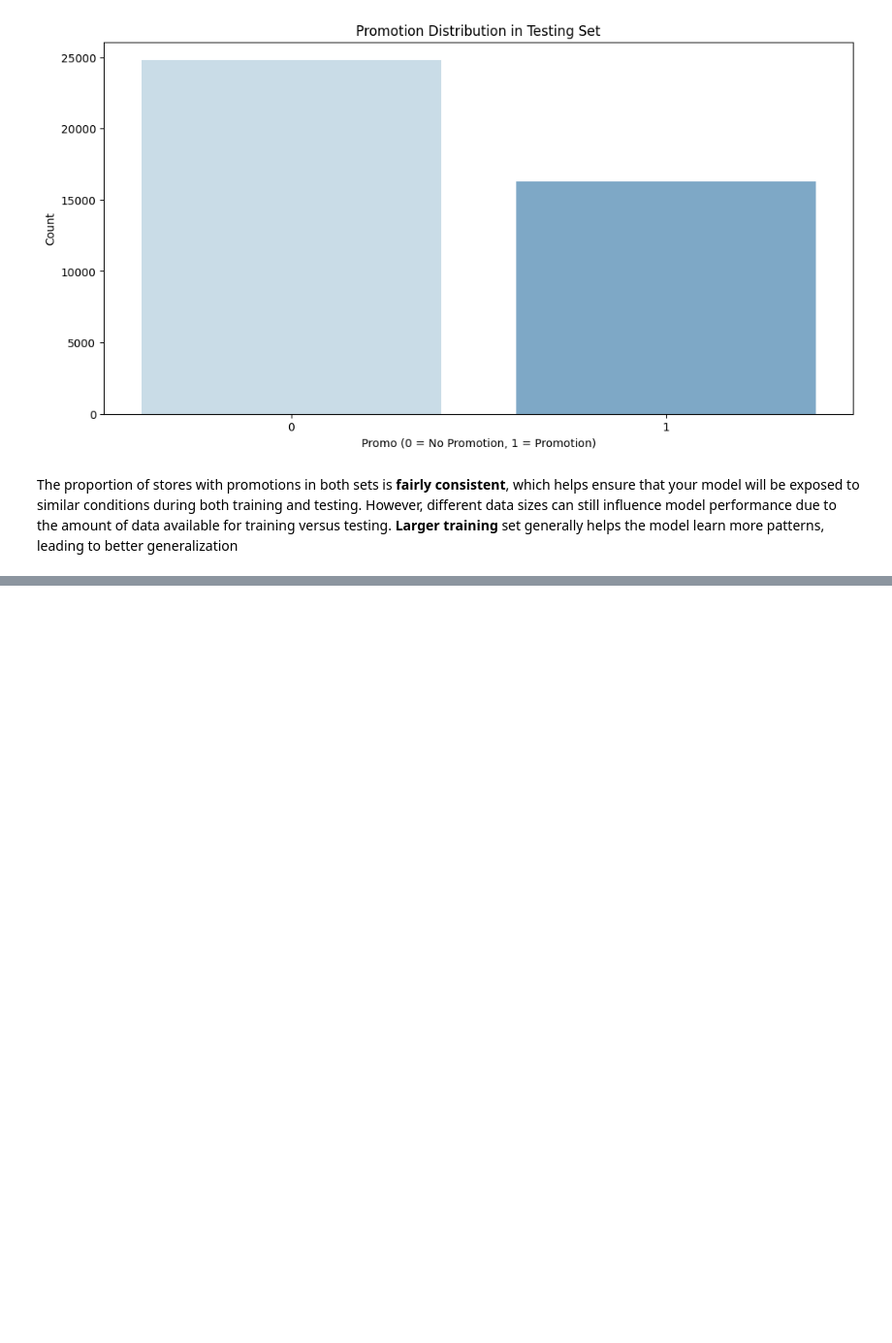
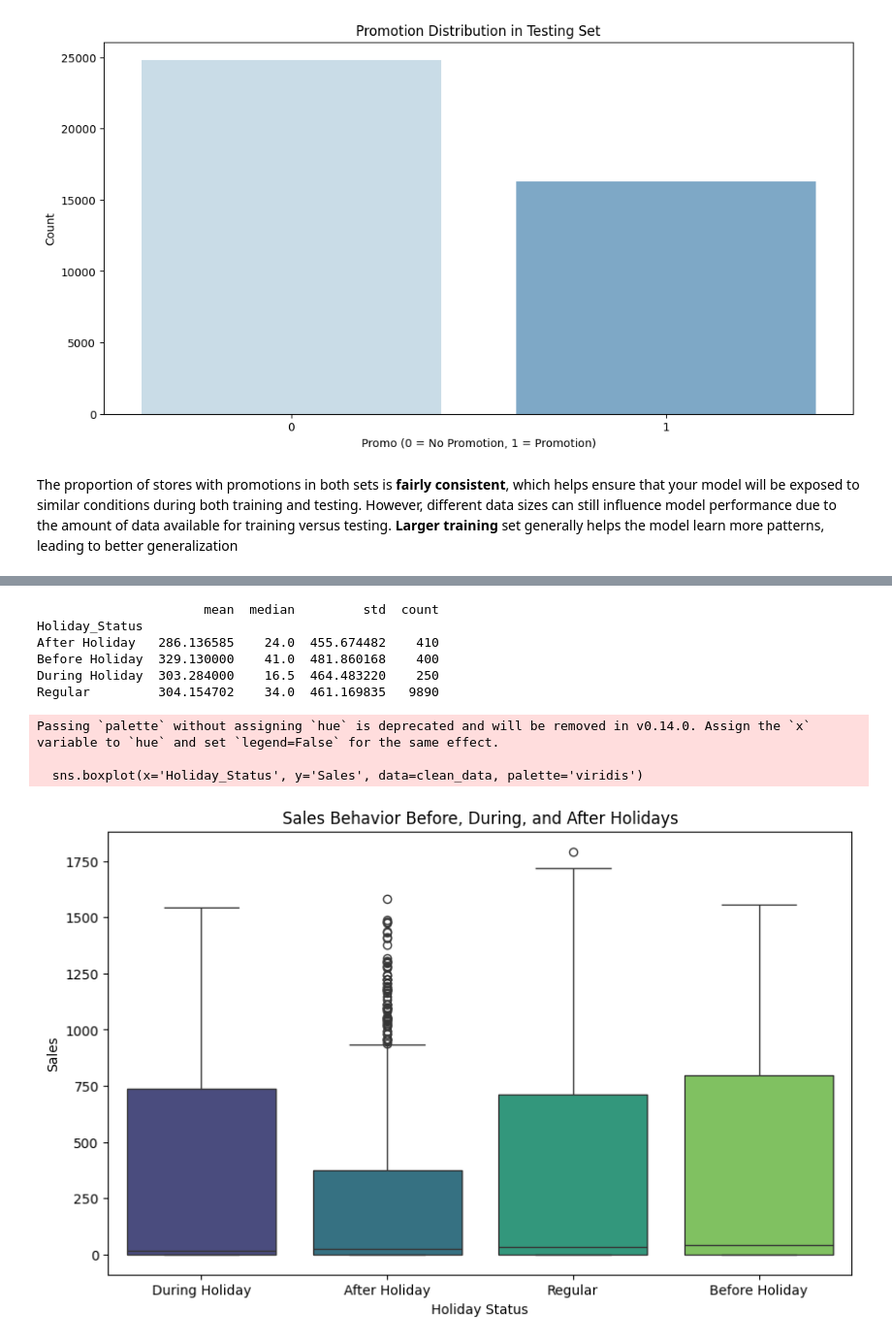
Before and after one commit to helinatefera/10xWeek4, a Jupyter notebook: notebooks/task_1.ipynb, the cells around one changed output, grey strips where cells are left out. Shown at 97% size. Cells and saved outputs as stored; diff of their text form; code cells hidden in the pictures; blank space fills up the shorter version.

Commit message:
(feat)  sales behavior before, during, and after holidays

```diff
--- a/notebooks/task_1.ipynb
+++ b/notebooks/task_1.ipynb
@@ -8,6 +9,7 @@ import matplotlib.pyplot as plt
 data = pd.read_csv('/content/store.csv')
 test = pd.read_csv('/content/test.csv')
 train = pd.read_csv('/content/train.csv')
+clean_data = pd.read_csv('/content/clean_data.csv')
 # %%
 data.head()
 # %% [output]
@@ -152,0 +164,37 @@ The proportion of stores with promotions in both sets is **fairly consistent**,
+# %%
+# Convert 'Date' to datetime for manipulation
+clean_data['Date'] = pd.to_datetime(clean_data['Date'])
+
+# Identify holiday periods
+clean_data['Holiday_Status'] = 'Regular'
+clean_data.loc[clean_data['is_holiday'] == 1, 'Holiday_Status'] = 'During Holiday'
+
+# Define before and after holiday
+holiday_dates = clean_data[clean_data['is_holiday'] == 1]['Date'].unique()
+for holiday_date in holiday_dates:
+    before = holiday_date - timedelta(days=1)
+    after = holiday_date + timedelta(days=1)
+    clean_data.loc[clean_data['Date'] == before, 'Holiday_Status'] = 'Before Holiday'
+    clean_data.loc[clean_data['Date'] == after, 'Holiday_Status'] = 'After Holiday'
+# %%
+sales_summary = clean_data.groupby('Holiday_Status')['Sales'].agg(['mean', 'median', 'std', 'count'])
+print(sales_summary)
+# %% [output]
+                      mean  median         std  count
+Holiday_Status
+After Holiday   286.136585    24.0  455.674482    410
+Before Holiday  329.130000    41.0  481.860168    400
+During Holiday  303.284000    16.5  464.483220    250
+Regular         304.154702    34.0  461.169835   9890
+# %%
+plt.figure(figsize=(10, 6))
+sns.boxplot(x='Holiday_Status', y='Sales', data=clean_data, palette='viridis')
+plt.title('Sales Behavior Before, During, and After Holidays')
+plt.xlabel('Holiday Status')
+plt.ylabel('Sales')
+plt.show()
+# %% [output]
+Passing `palette` without assigning `hue` is deprecated and will be removed in v0.14.0. Assign the `x` variable to `hue` and set `legend=False` for the same effect.
+
+  sns.boxplot(x='Holiday_Status', y='Sales', data=clean_data, palette='viridis')
+[figure, added]
```
Also changed, not shown: parts of 3 cells of this notebook.
